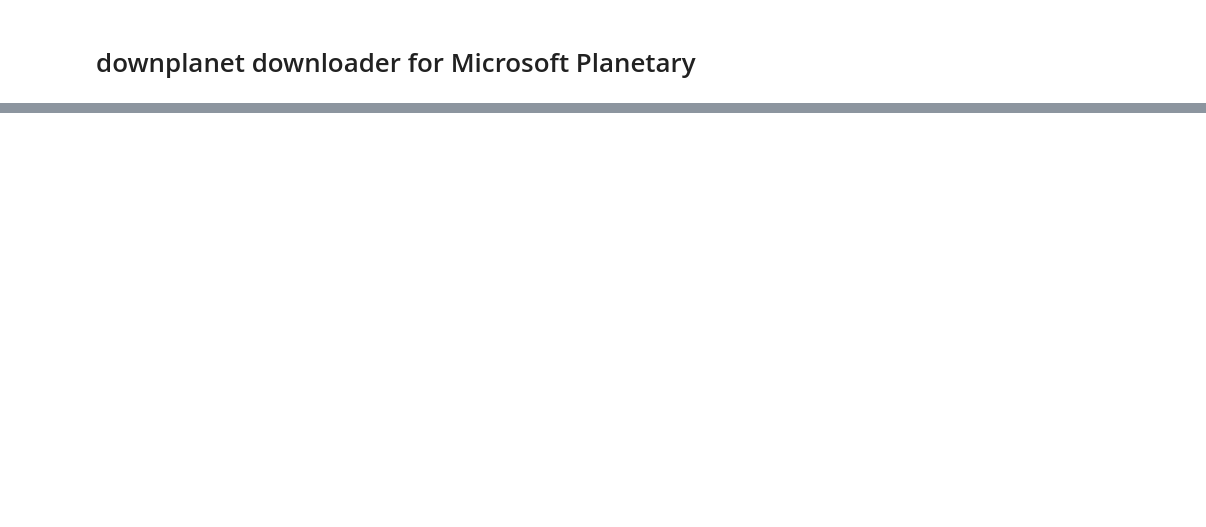
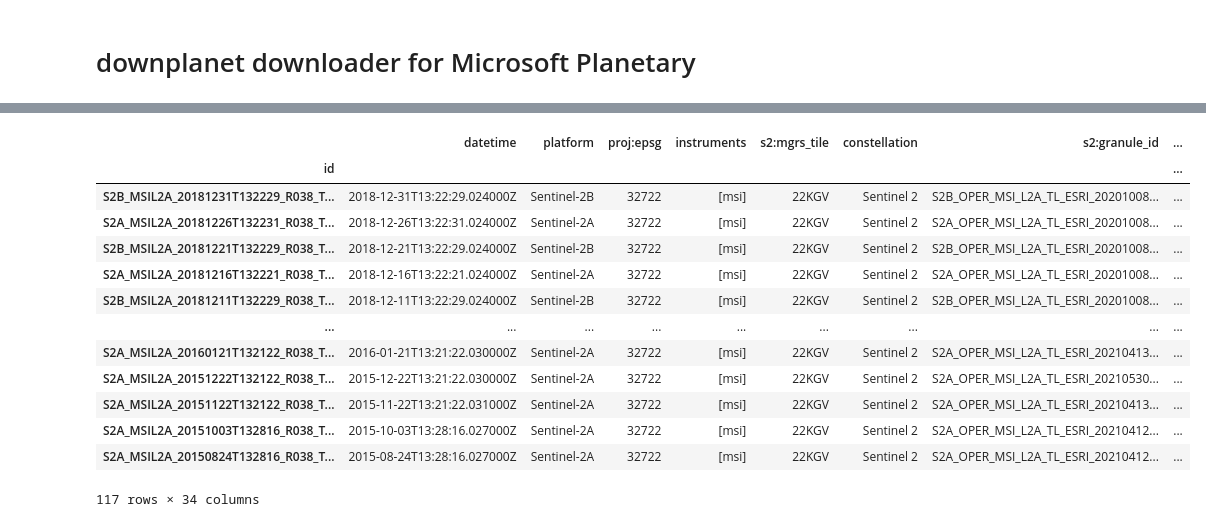
Before and after one commit to cordmaur/downplanet, a Jupyter notebook: nbs/Planetary.ipynb, the cells around one changed output, grey strips where cells are left out. Cells and saved outputs as stored; diff of their text form; code cells hidden in the pictures; blank space fills up the shorter version.

```diff
--- a/nbs/Planetary.ipynb
+++ b/nbs/Planetary.ipynb
@@ -745,0 +10,3 @@ Subclasses:     tqdm_gui
+# %%
+# create an instance of the downloader
+downloader = DownPlanet(logger_level=logging.WARNING)
@@ -745,0 +35,18 @@ Subclasses:     tqdm_gui
+# %%
+downloader.search(geometry=(-48.4, -23.2), start_date='2015', end_date='2018')
+downloader.search_df
+# %% [output]
+|  | datetime | platform | proj:epsg | instruments | s2:mgrs_tile | constellation | s2:granule_id | ... |
+| id |  |  |  |  |  |  |  | ... |
+| S2B_MSIL2A_20181231T132229_R038_T... | 2018-12-31T13:22:29.024000Z | Sentinel-2B | 32722 | [msi] | 22KGV | Sentinel 2 | S2B_OPER_MSI_L2A_TL_ESRI_20201008... | ... |
+| S2A_MSIL2A_20181226T132231_R038_T... | 2018-12-26T13:22:31.024000Z | Sentinel-2A | 32722 | [msi] | 22KGV | Sentinel 2 | S2A_OPER_MSI_L2A_TL_ESRI_20201008... | ... |
+| S2B_MSIL2A_20181221T132229_R038_T... | 2018-12-21T13:22:29.024000Z | Sentinel-2B | 32722 | [msi] | 22KGV | Sentinel 2 | S2B_OPER_MSI_L2A_TL_ESRI_20201008... | ... |
+| S2A_MSIL2A_20181216T132221_R038_T... | 2018-12-16T13:22:21.024000Z | Sentinel-2A | 32722 | [msi] | 22KGV | Sentinel 2 | S2A_OPER_MSI_L2A_TL_ESRI_20201008... | ... |
+| S2B_MSIL2A_20181211T132229_R038_T... | 2018-12-11T13:22:29.024000Z | Sentinel-2B | 32722 | [msi] | 22KGV | Sentinel 2 | S2B_OPER_MSI_L2A_TL_ESRI_20201008... | ... |
+| ... | ... | ... | ... | ... | ... | ... | ... | ... |
+| S2A_MSIL2A_20160121T132122_R038_T... | 2016-01-21T13:21:22.030000Z | Sentinel-2A | 32722 | [msi] | 22KGV | Sentinel 2 | S2A_OPER_MSI_L2A_TL_ESRI_20210413... | ... |
+| S2A_MSIL2A_20151222T132122_R038_T... | 2015-12-22T13:21:22.030000Z | Sentinel-2A | 32722 | [msi] | 22KGV | Sentinel 2 | S2A_OPER_MSI_L2A_TL_ESRI_20210530... | ... |
+| S2A_MSIL2A_20151122T132122_R038_T... | 2015-11-22T13:21:22.031000Z | Sentinel-2A | 32722 | [msi] | 22KGV | Sentinel 2 | S2A_OPER_MSI_L2A_TL_ESRI_20210413... | ... |
+| S2A_MSIL2A_20151003T132816_R038_T... | 2015-10-03T13:28:16.027000Z | Sentinel-2A | 32722 | [msi] | 22KGV | Sentinel 2 | S2A_OPER_MSI_L2A_TL_ESRI_20210412... | ... |
+| S2A_MSIL2A_20150824T132816_R038_T... | 2015-08-24T13:28:16.027000Z | Sentinel-2A | 32722 | [msi] | 22KGV | Sentinel 2 | S2A_OPER_MSI_L2A_TL_ESRI_20210412... | ... |
+117 rows × 34 columns
```
Also changed, not shown: parts of 78 cells of this notebook, 1 other file.
